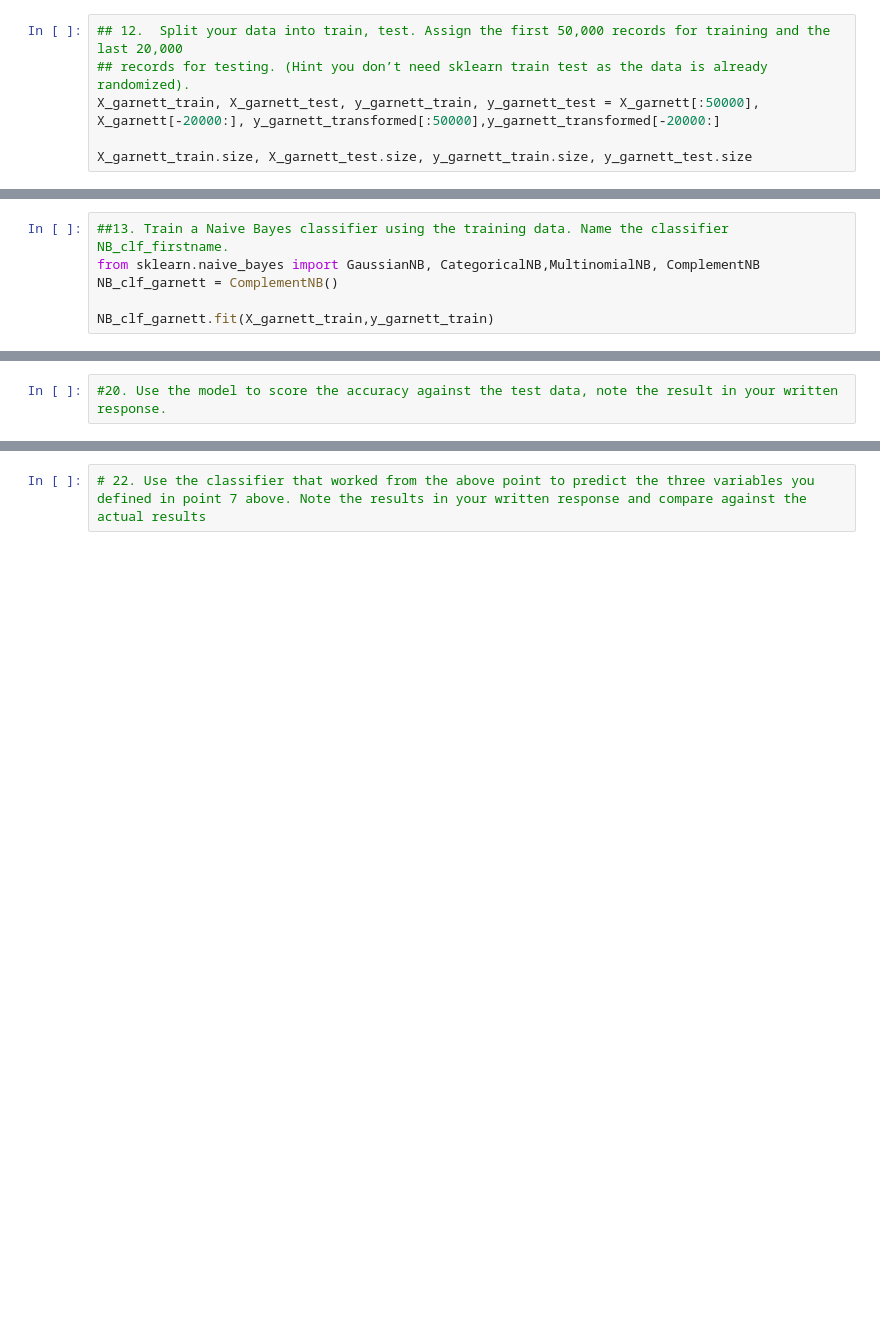
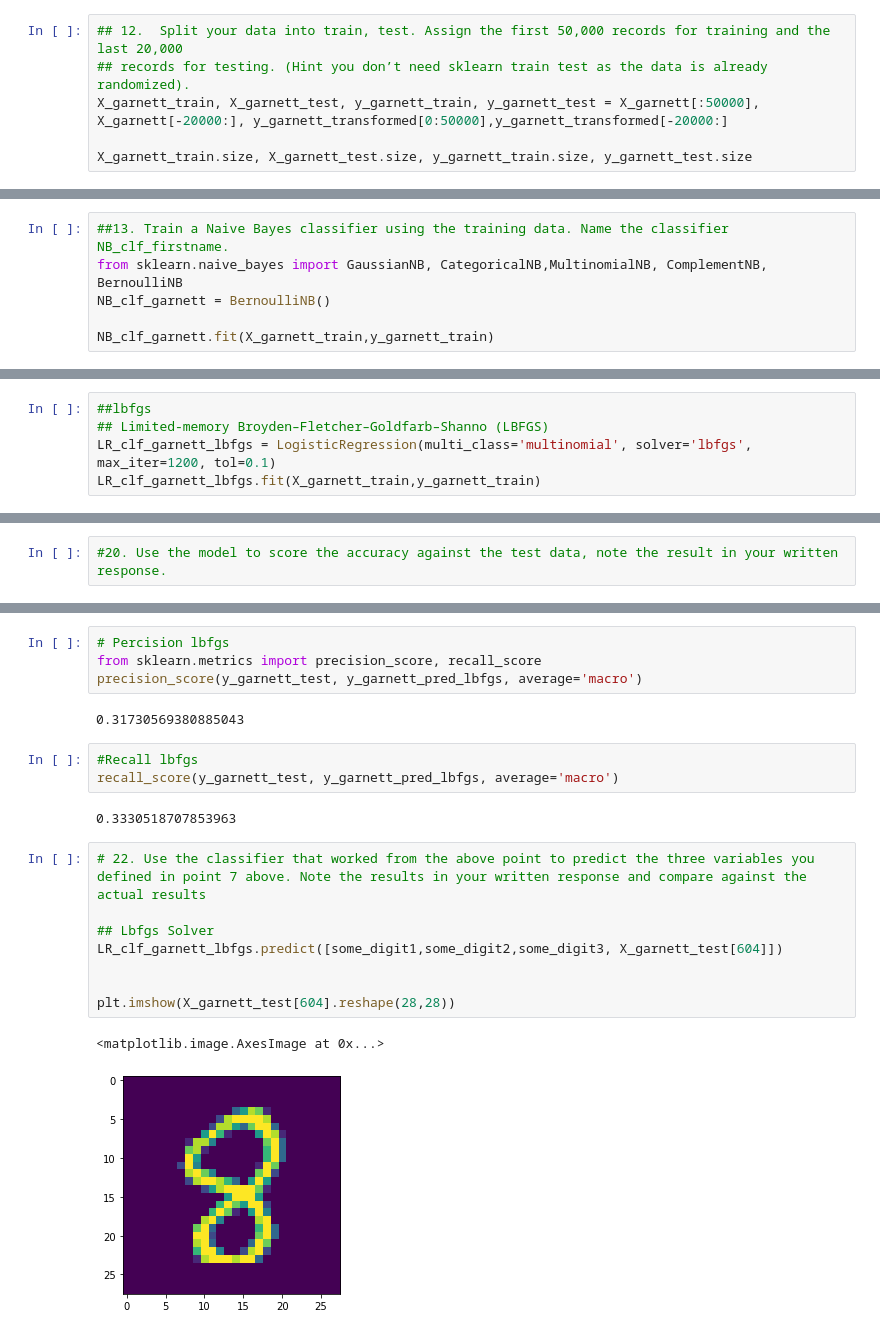
Before and after one commit to GarnettGrant/Semester4, a Jupyter notebook: COMP247 - Supervised Learning/Week 2 - Classification/garnett_assignment_2_classification.ipynb, the cells around one changed output, grey strips where cells are left out. Saved outputs shown, nothing was run; the diff lists cells and outputs as text; blank space fills up the shorter version.

```diff
--- a/COMP247 - Supervised Learning/Week 2 - Classification/garnett_assignment_2_classification.ipynb
+++ b/COMP247 - Supervised Learning/Week 2 - Classification/garnett_assignment_2_classification.ipynb
@@ -108,7 +134,7 @@ plt.show()
 # %%
 ## 12.	Split your data into train, test. Assign the first 50,000 records for training and the last 20,000
 ## records for testing. (Hint you don’t need sklearn train test as the data is already randomized).
-X_garnett_train, X_garnett_test, y_garnett_train, y_garnett_test = X_garnett[:50000], X_garnett[-20000:], y_garnett_transformed[:50000],y_garnett_transformed[-20000:]
+X_garnett_train, X_garnett_test, y_garnett_train, y_garnett_test = X_garnett[:50000], X_garnett[-20000:], y_garnett_transformed[0:50000],y_garnett_transformed[-20000:]
 
 X_garnett_train.size, X_garnett_test.size, y_garnett_train.size, y_garnett_test.size
 # %% [output]
@@ -119,8 +145,8 @@ X_garnett_train.size, X_garnett_test.size, y_garnett_train.size, y_garnett_test.
 <blockquote><h3>Naive Bayes</h3></blockquote>
 # %%
 ##13. Train a Naive Bayes classifier using the training data. Name the classifier NB_clf_firstname.
-from sklearn.naive_bayes import GaussianNB, CategoricalNB,MultinomialNB, ComplementNB
-NB_clf_garnett = ComplementNB()
+from sklearn.naive_bayes import GaussianNB, CategoricalNB,MultinomialNB, ComplementNB, BernoulliNB
+NB_clf_garnett = BernoulliNB()
 
 NB_clf_garnett.fit(X_garnett_train,y_garnett_train)
 # %% [output]
@@ -146,0 +202,5 @@ Average score: 53.98800520329448
+# %%
+##lbfgs
+## Limited-memory Broyden–Fletcher–Goldfarb–Shanno (LBFGS)
+LR_clf_garnett_lbfgs = LogisticRegression(multi_class='multinomial', solver='lbfgs', max_iter=1200, tol=0.1)
+LR_clf_garnett_lbfgs.fit(X_garnett_train,y_garnett_train)
@@ -153,2 +304,22 @@ Average score: 53.98800520329448
+# %%
+# Percision lbfgs
+from sklearn.metrics import precision_score, recall_score
+precision_score(y_garnett_test, y_garnett_pred_lbfgs, average='macro')
+# %% [output]
+0.31730569380885043
+# %%
+#Recall lbfgs
+recall_score(y_garnett_test, y_garnett_pred_lbfgs, average='macro')
+# %% [output]
+0.3330518707853963
 # %%
 # 22. Use the classifier that worked from the above point to predict the three variables you defined in point 7 above. Note the results in your written response and compare against the actual results
+
+## Lbfgs Solver
+LR_clf_garnett_lbfgs.predict([some_digit1,some_digit2,some_digit3, X_garnett_test[604]])
+
+
+plt.imshow(X_garnett_test[604].reshape(28,28))
+# %% [output]
+<matplotlib.image.AxesImage at 0x...>
+[figure, added]
```
Also changed, not shown: parts of 26 cells of this notebook, 3 other files.
